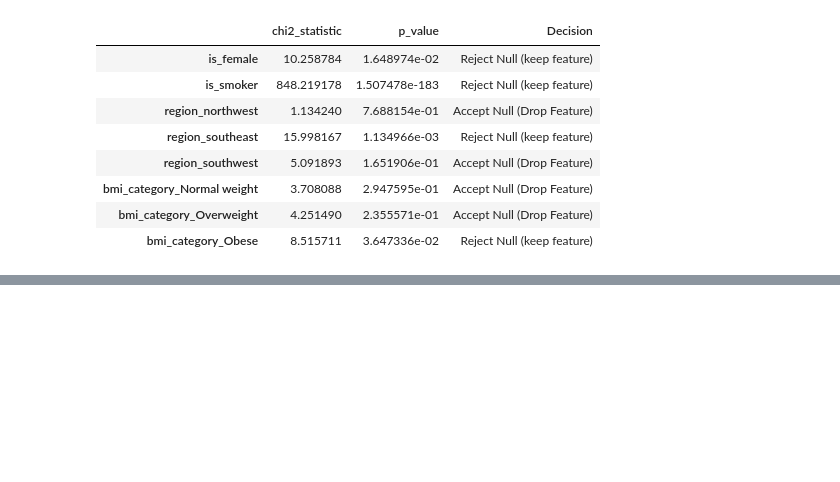
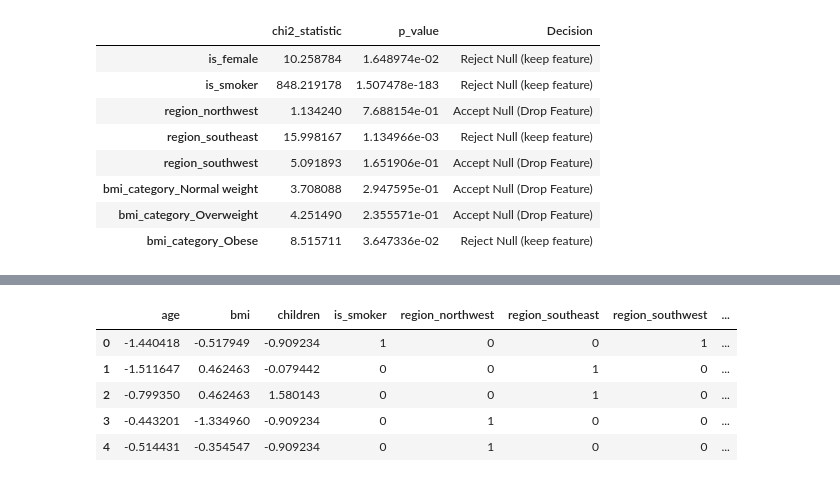
Before and after one commit to Nileshkrishesh/Something, a Jupyter notebook: FirstProject.ipynb, the cells around one changed output, grey strips where cells are left out. Cells and saved outputs as stored; diff of their text form; code cells hidden in the pictures; blank space fills up the shorter version.

```diff
--- a/FirstProject.ipynb
+++ b/FirstProject.ipynb
@@ -430,0 +429,9 @@ TypeError: 'DataFrame' object is not callable
+# %%
+final_df.head() #
+# %% [output]
+|  | age | bmi | children | is_smoker | region_northwest | region_southeast | region_southwest | ... |
+| 0 | -1.440418 | -0.517949 | -0.909234 | 1 | 0 | 0 | 1 | ... |
+| 1 | -1.511647 | 0.462463 | -0.079442 | 0 | 0 | 1 | 0 | ... |
+| 2 | -0.799350 | 0.462463 | 1.580143 | 0 | 0 | 1 | 0 | ... |
+| 3 | -0.443201 | -1.334960 | -0.909234 | 0 | 1 | 0 | 0 | ... |
+| 4 | -0.514431 | -0.354547 | -0.909234 | 0 | 1 | 0 | 0 | ... |
```
Also changed, not shown: parts of 2 cells of this notebook.
